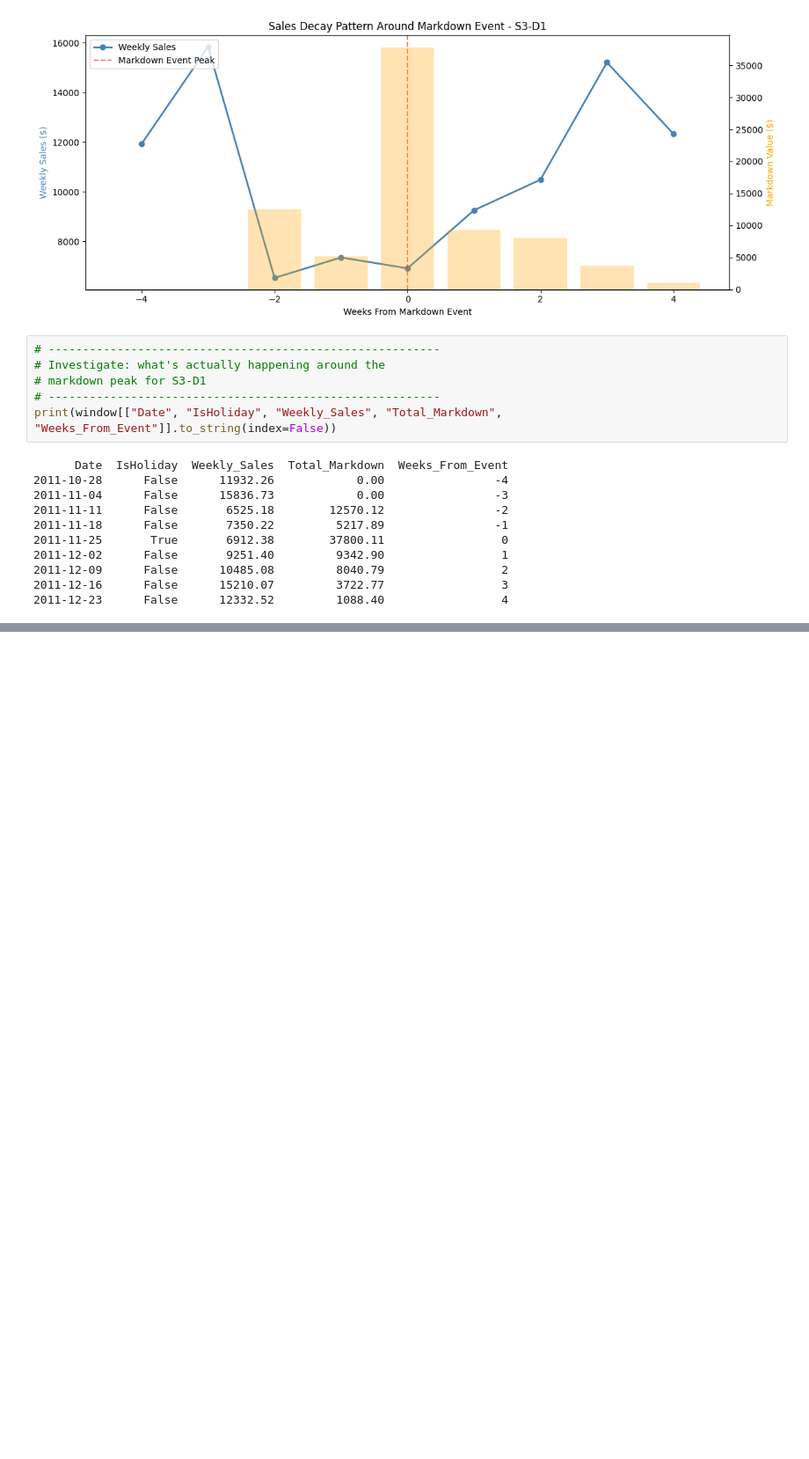
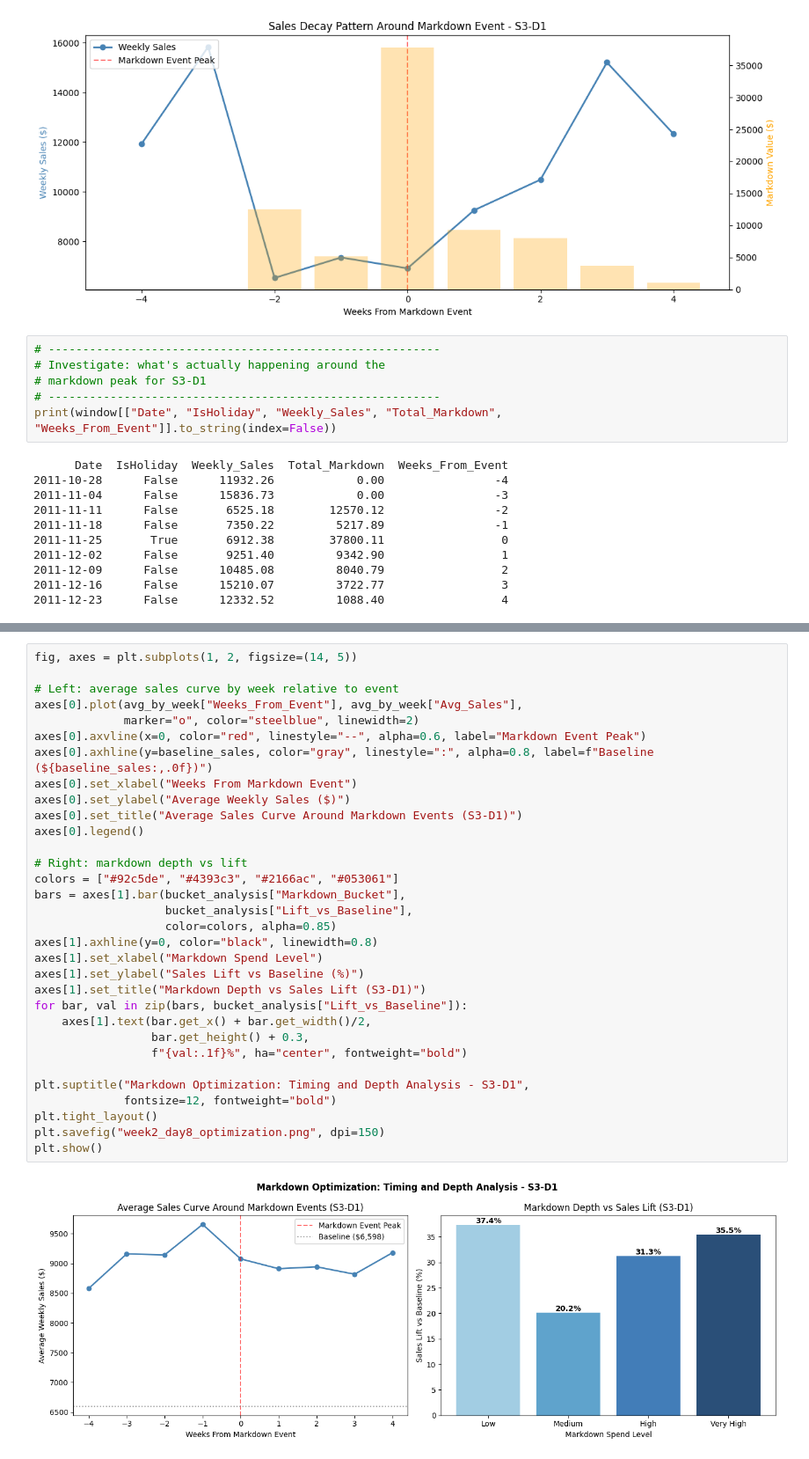
Before and after one commit to Snjkmr162/The_Pricing_Analytics_Toolkit, a Jupyter notebook: notebooks/week2_markdown/Week2_Markdown_Optimization.ipynb, the cells around one changed output, grey strips where cells are left out. Shown at 88% size. Drawn from its saved outputs; the diff is of its cells as text; blank space fills up the shorter version.

```diff
--- a/notebooks/week2_markdown/Week2_Markdown_Optimization.ipynb
+++ b/notebooks/week2_markdown/Week2_Markdown_Optimization.ipynb
@@ -256,0 +342,34 @@ print(window[["Date", "IsHoliday", "Weekly_Sales", "Total_Markdown", "Weeks_From
+# %%
+fig, axes = plt.subplots(1, 2, figsize=(14, 5))
+
+# Left: average sales curve by week relative to event
+axes[0].plot(avg_by_week["Weeks_From_Event"], avg_by_week["Avg_Sales"],
+             marker="o", color="steelblue", linewidth=2)
+axes[0].axvline(x=0, color="red", linestyle="--", alpha=0.6, label="Markdown Event Peak")
+axes[0].axhline(y=baseline_sales, color="gray", linestyle=":", alpha=0.8, label=f"Baseline (${baseline_sales:,.0f})")
+axes[0].set_xlabel("Weeks From Markdown Event")
+axes[0].set_ylabel("Average Weekly Sales ($)")
+axes[0].set_title("Average Sales Curve Around Markdown Events (S3-D1)")
+axes[0].legend()
+
+# Right: markdown depth vs lift
+colors = ["#92c5de", "#4393c3", "#2166ac", "#053061"]
+bars = axes[1].bar(bucket_analysis["Markdown_Bucket"],
+                   bucket_analysis["Lift_vs_Baseline"],
+                   color=colors, alpha=0.85)
+axes[1].axhline(y=0, color="black", linewidth=0.8)
+axes[1].set_xlabel("Markdown Spend Level")
+axes[1].set_ylabel("Sales Lift vs Baseline (%)")
+axes[1].set_title("Markdown Depth vs Sales Lift (S3-D1)")
+for bar, val in zip(bars, bucket_analysis["Lift_vs_Baseline"]):
+    axes[1].text(bar.get_x() + bar.get_width()/2,
+                 bar.get_height() + 0.3,
+                 f"{val:.1f}%", ha="center", fontweight="bold")
+
+plt.suptitle("Markdown Optimization: Timing and Depth Analysis - S3-D1",
+             fontsize=12, fontweight="bold")
+plt.tight_layout()
+plt.savefig("week2_day8_optimization.png", dpi=150)
+plt.show()
+# %% [output]
+[figure, added]
```
Also changed, not shown: parts of 2 cells of this notebook.
